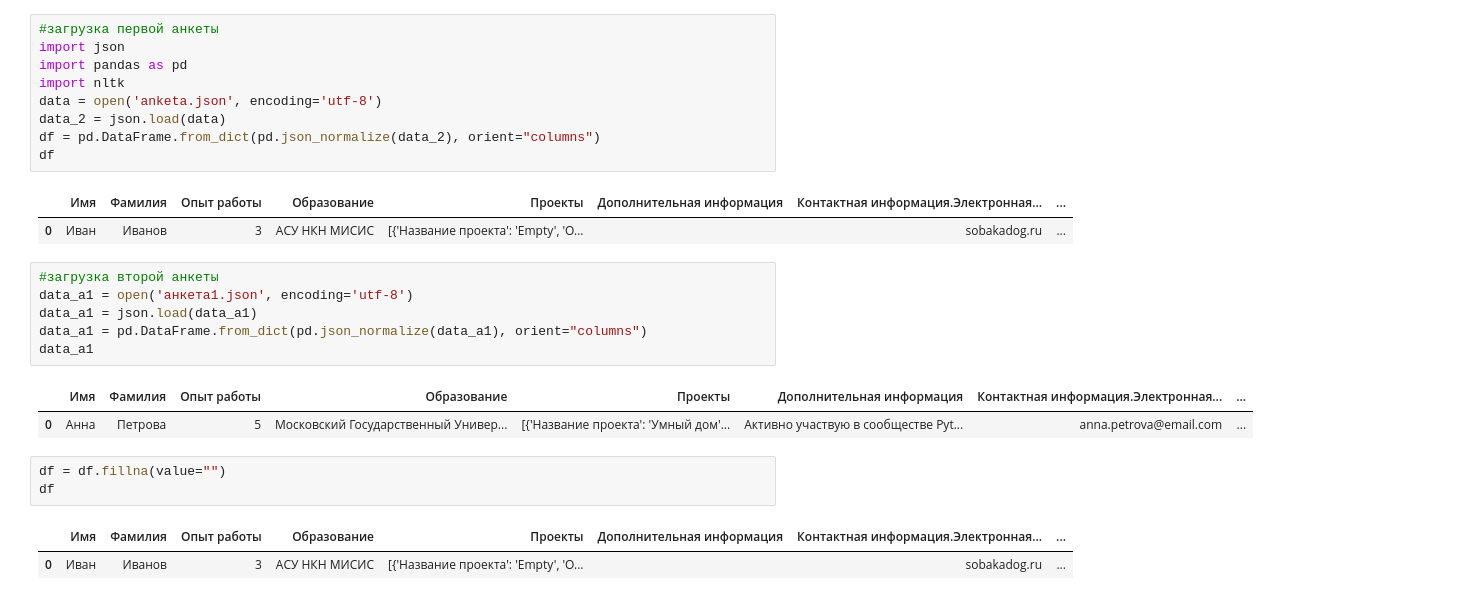
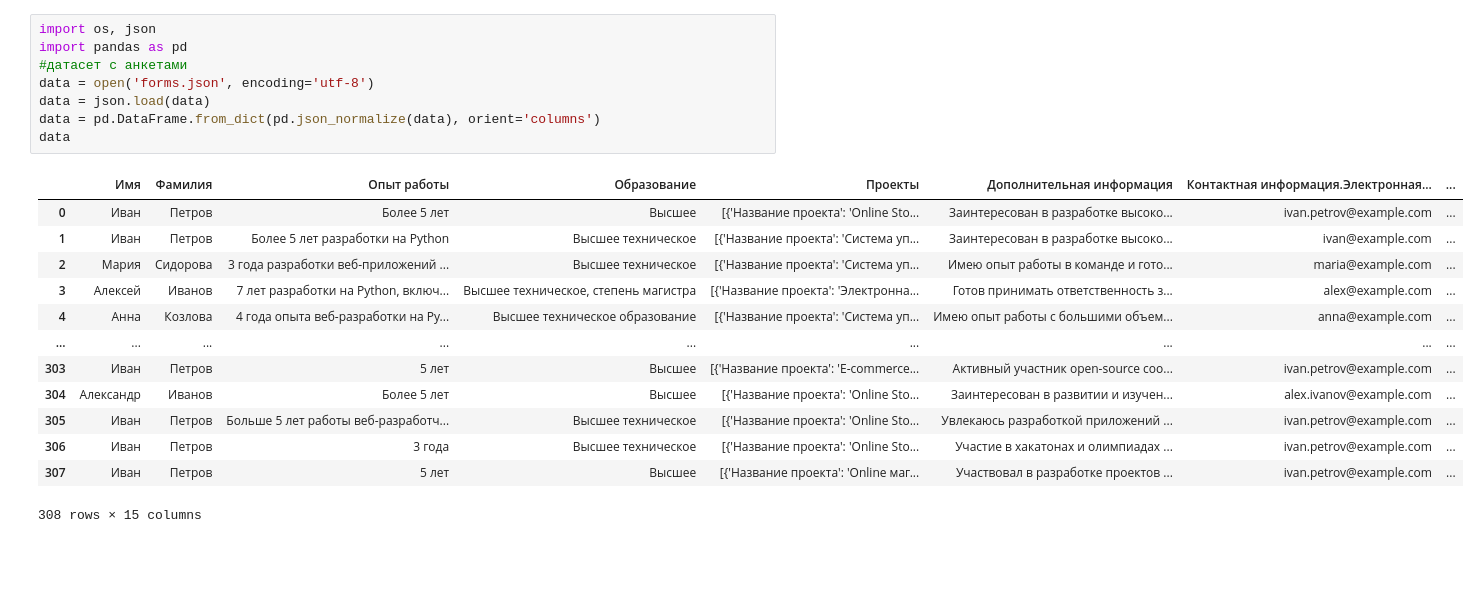
Before and after one commit to VladikTI/Emply, a Jupyter notebook: ml/nlp_project.ipynb, the cells around one changed output. Saved outputs shown, nothing was run; the diff lists cells and outputs as text; blank space fills up the shorter version.

```diff
--- a/ml/nlp_project.ipynb
+++ b/ml/nlp_project.ipynb
@@ -1,27 +1,22 @@
 # %%
-#загрузка первой анкеты
-import json
+import os, json
 import pandas as pd
-import nltk
-data = open('anketa.json', encoding='utf-8')
-data_2 = json.load(data)
-df = pd.DataFrame.from_dict(pd.json_normalize(data_2), orient="columns")
-df
+#датасет с анкетами
+data = open('forms.json', encoding='utf-8')
+data = json.load(data)
+data = pd.DataFrame.from_dict(pd.json_normalize(data), orient='columns')
+data
 # %% [output]
 |  | Имя | Фамилия | Опыт работы | Образование | Проекты | Дополнительная информация | Контактная информация.Электронная... | ... |
-| 0 | Иван | Иванов | 3 | АСУ НКН МИСИС | [{'Название проекта': 'Empty', 'О... |  | sobakadog.ru | ... |
+| 0 | Иван | Петров | Более 5 лет | Высшее | [{'Название проекта': 'Online Sto... | Заинтересован в разработке высоко... | ivan.petrov@example.com | ... |
+| 1 | Иван | Петров | Более 5 лет разработки на Python | Высшее техническое | [{'Название проекта': 'Система уп... | Заинтересован в разработке высоко... | ivan@example.com | ... |
+| 2 | Мария | Сидорова | 3 года разработки веб-приложений ... | Высшее техническое | [{'Название проекта': 'Система уп... | Имею опыт работы в команде и гото... | maria@example.com | ... |
+| 3 | Алексей | Иванов | 7 лет разработки на Python, включ... | Высшее техническое, степень магистра | [{'Название проекта': 'Электронна... | Готов принимать ответственность з... | alex@example.com | ... |
+| 4 | Анна | Козлова | 4 года опыта веб-разработки на Py... | Высшее техническое образование | [{'Название проекта': 'Система уп... | Имею опыт работы с большими объем... | anna@example.com | ... |
+| ... | ... | ... | ... | ... | ... | ... | ... | ... |
+| 303 | Иван | Петров | 5 лет | Высшее | [{'Название проекта': 'E-commerce... | Активный участник open-source соо... | ivan.petrov@example.com | ... |
+| 304 | Александр | Иванов | Более 5 лет | Высшее | [{'Название проекта': 'Online Sto... | Заинтересован в развитии и изучен... | alex.ivanov@example.com | ... |
+| 305 | Иван | Петров | Больше 5 лет работы веб-разработч... | Высшее техническое | [{'Название проекта': 'Online Sto... | Увлекаюсь разработкой приложений ... | ivan.petrov@example.com | ... |
+| 306 | Иван | Петров | 3 года | Высшее техническое | [{'Название проекта': 'Online Sto... | Участие в хакатонах и олимпиадах ... | ivan.petrov@example.com | ... |
+| 307 | Иван | Петров | 5 лет | Высшее | [{'Название проекта': 'Online маг... | Участвовал в разработке проектов ... | ivan.petrov@example.com | ... |
+308 rows × 15 columns
-# %%
-#загрузка второй анкеты
-data_a1 = open('анкета1.json', encoding='utf-8')
-data_a1 = json.load(data_a1)
-data_a1 = pd.DataFrame.from_dict(pd.json_normalize(data_a1), orient="columns")
-data_a1
-# %% [output]
-|  | Имя | Фамилия | Опыт работы | Образование | Проекты | Дополнительная информация | Контактная информация.Электронная... | ... |
-| 0 | Анна | Петрова | 5 | Московский Государственный Универ... | [{'Название проекта': 'Умный дом'... | Активно участвую в сообществе Pyt... | anna.petrova@email.com | ... |
-# %%
-df = df.fillna(value="")
-df
-# %% [output]
-|  | Имя | Фамилия | Опыт работы | Образование | Проекты | Дополнительная информация | Контактная информация.Электронная... | ... |
-| 0 | Иван | Иванов | 3 | АСУ НКН МИСИС | [{'Название проекта': 'Empty', 'О... |  | sobakadog.ru | ... |
```
Also changed, not shown: parts of 30 cells of this notebook.
